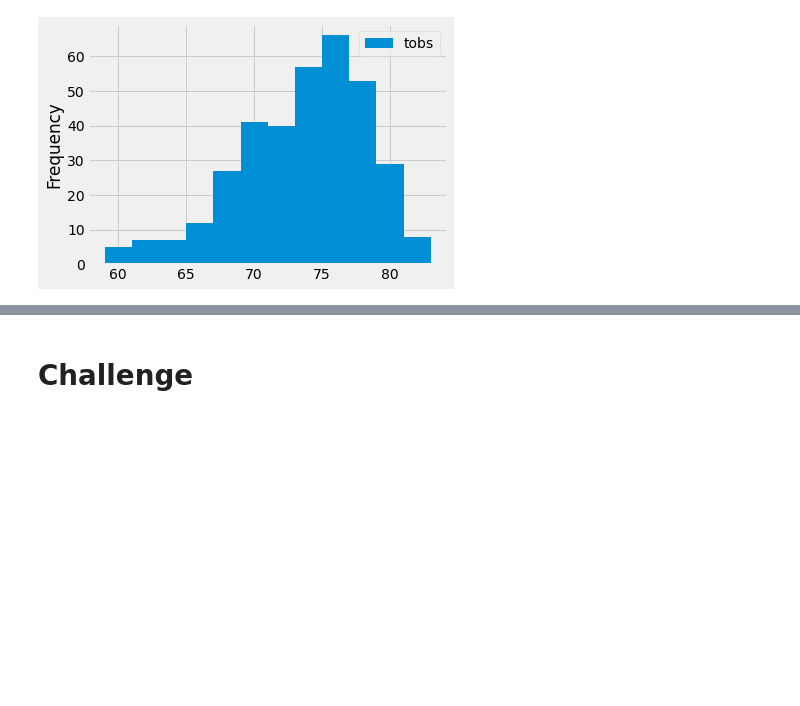
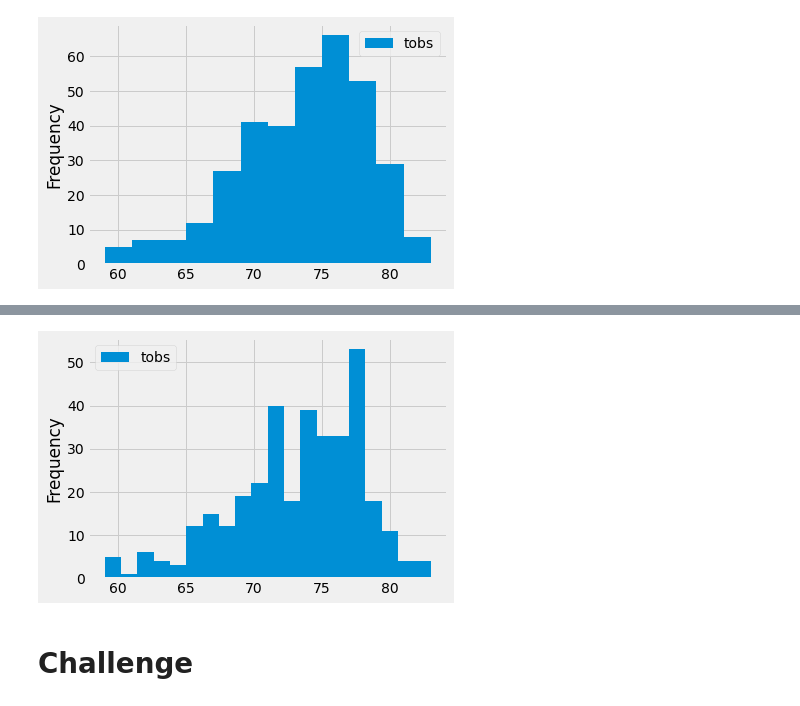
Before and after one commit to nseddon/Surfs-Up, a Jupyter notebook: climate_analysis.ipynb, the cells around one changed output, grey strips where cells are left out. Saved outputs shown, nothing was run; the diff lists cells and outputs as text; code cells hidden in the pictures; blank space fills up the shorter version.

```diff
--- a/climate_analysis.ipynb
+++ b/climate_analysis.ipynb
@@ -120,3 +129,12 @@ plt.tight_layout()
+# %%
+# Create a DataFrame of the results from the previous query, with 20 bins.
+df_twenty_bins = pd.DataFrame(results, columns=['tobs'])
+df_twenty_bins.plot.hist(bins=20)
+plt.tight_layout()
+
+#print(df.to_string(index=False))
+# %% [output]
+[figure, added]
 # %%
 # Write a function called `calc_temps` that will accept start date and end date in the format '%Y-%m-%d'
 # and return the minimum, average, and maximum temperatures for that range of dates
```
Also changed, not shown: parts of 2 cells of this notebook, 1 other file.
